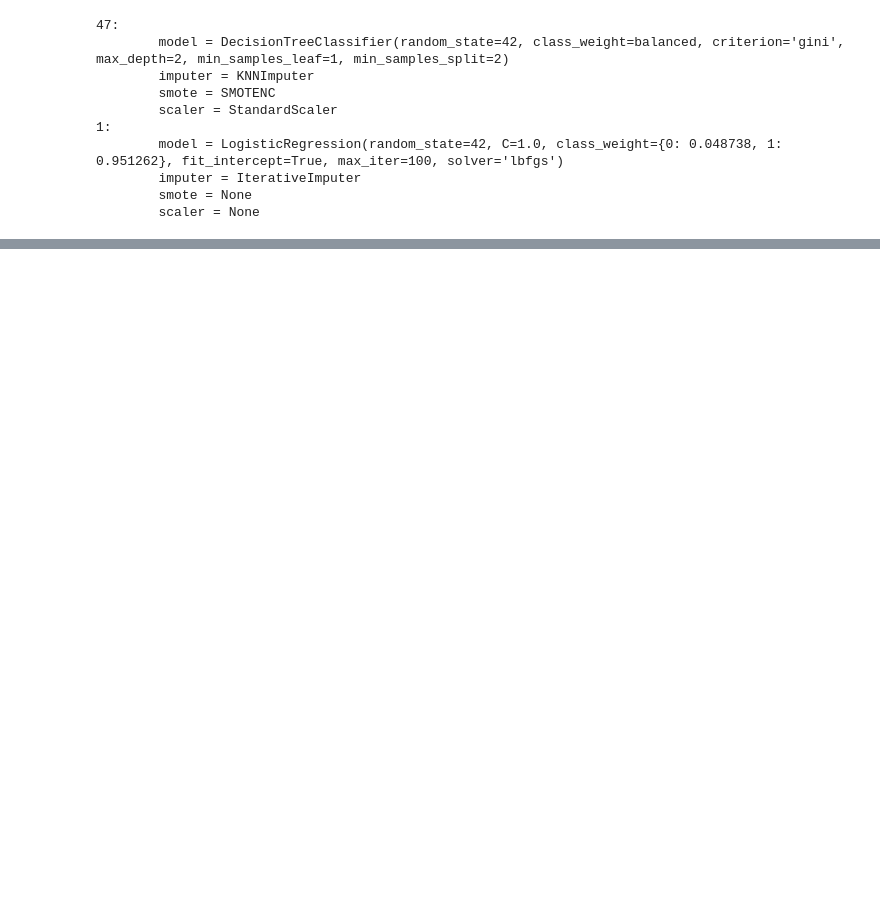
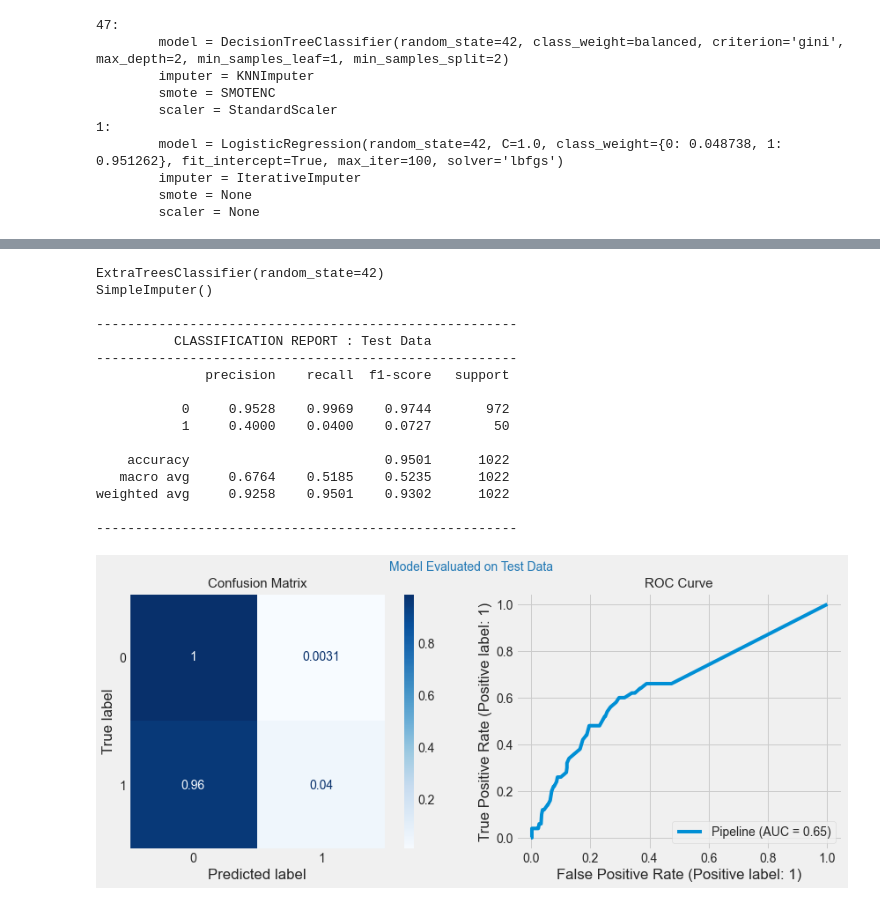
Before and after one commit to AgathaZareth/Stroke_Prediction, a Jupyter notebook: Notebook.ipynb, the cells around one changed output, grey strips where cells are left out. Cells and saved outputs as stored; diff of their text form; code cells hidden in the pictures; blank space fills up the shorter version.

```diff
--- a/Notebook.ipynb
+++ b/Notebook.ipynb
@@ -2052,0 +2141,27 @@ why this final model? What is so great about it. how does it solve business prob
+# %%
+baseline_test = check_model(etr,
+                            imputer=sim_immputer,
+                            X_train=X_train_7,
+                            X_test=X_test_7,
+                            use_test_data=True,
+                            print_model_details=True,
+                            show_classification_report=True,
+                            show_plots=True)
+# %% [output]
+ExtraTreesClassifier(random_state=42)
+SimpleImputer()
+
+------------------------------------------------------
+          CLASSIFICATION REPORT : Test Data
+------------------------------------------------------
+              precision    recall  f1-score   support
+
+           0     0.9528    0.9969    0.9744       972
+           1     0.4000    0.0400    0.0727        50
+
+    accuracy                         0.9501      1022
+   macro avg     0.6764    0.5185    0.5235      1022
+weighted avg     0.9258    0.9501    0.9302      1022
+
+------------------------------------------------------
+[figure, added]
```
Also changed, not shown: parts of 32 cells of this notebook.
